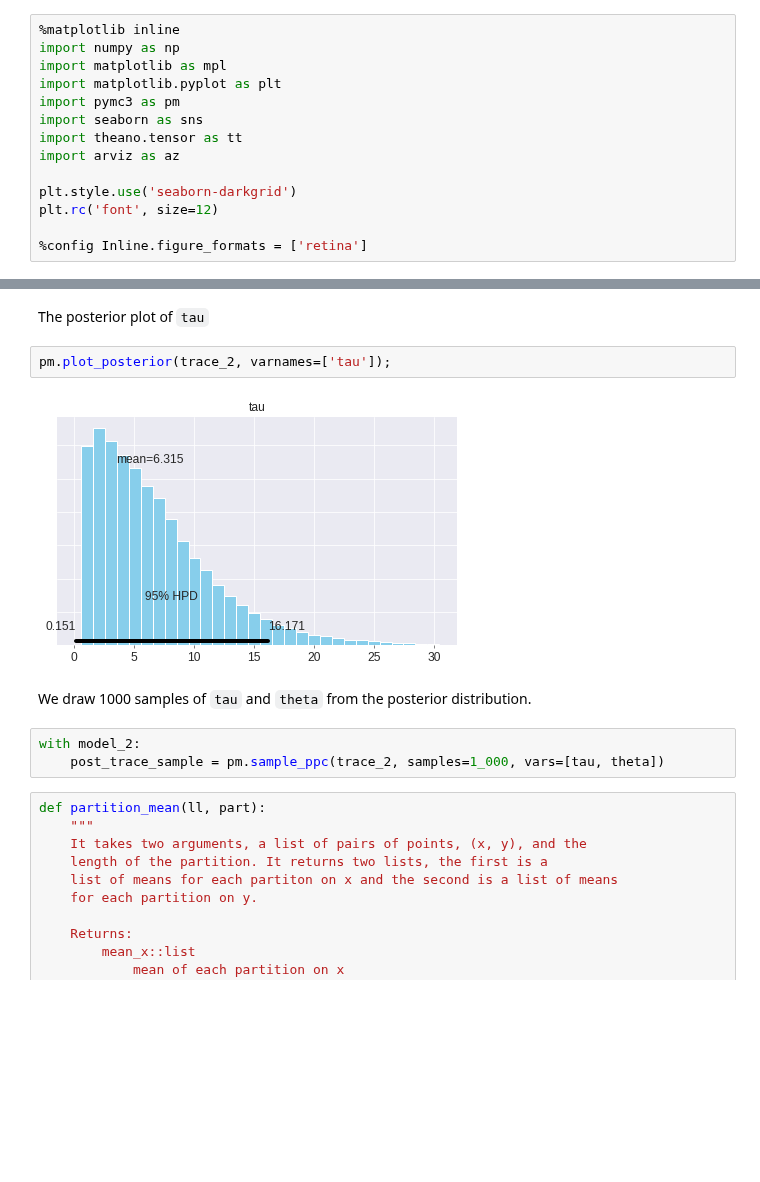
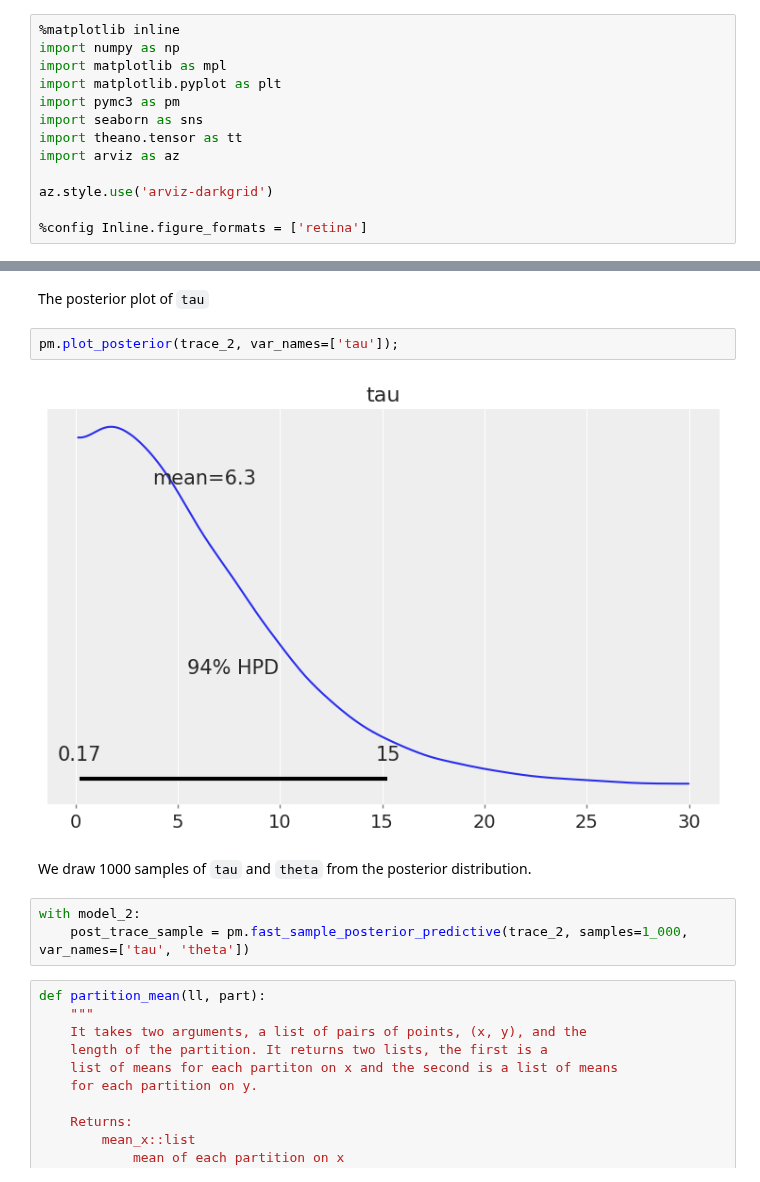
Before and after one commit to pymc-devs/pymc-resources, a Jupyter notebook: BDA3/chap_05.ipynb, the cells around one changed output, grey strips where cells are left out. Cells and saved outputs as stored; diff of their text form; blank space fills up the shorter version.

Commit message:
Styles, and version updates.
Removed remaining deprecated uses of "varnames".
Removed seaborn style sheet.

```diff
--- a/BDA3/chap_05.ipynb
+++ b/BDA3/chap_05.ipynb
@@ -10,8 +10,7 @@ import seaborn as sns
 import theano.tensor as tt
 import arviz as az
 
-plt.style.use('seaborn-darkgrid')
-plt.rc('font', size=12)
+az.style.use('arviz-darkgrid')
 
 %config Inline.figure_formats = ['retina']
 # %%
@@ -312,14 +307,14 @@ pm.summary(trace_2)
 # %% [markdown]
 The posterior plot of `tau`
 # %%
-pm.plot_posterior(trace_2, varnames=['tau']);
+pm.plot_posterior(trace_2, var_names=['tau']);
 # %% [output]
-[figure, old version]
+[figure, new version]
 # %% [markdown]
 We draw 1000 samples of `tau` and `theta` from the posterior distribution.
 # %%
 with model_2:
-    post_trace_sample = pm.sample_ppc(trace_2, samples=1_000, vars=[tau, theta])
+    post_trace_sample = pm.fast_sample_posterior_predictive(trace_2, samples=1_000, var_names=['tau', 'theta'])
 # %%
 def partition_mean(ll, part):
     """
```
Also changed, not shown: parts of 38 cells of this notebook.
